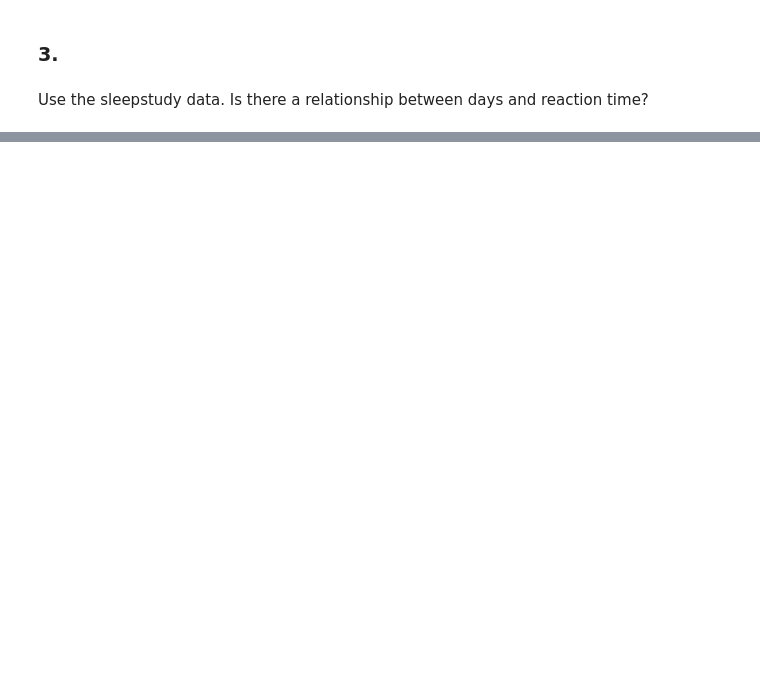
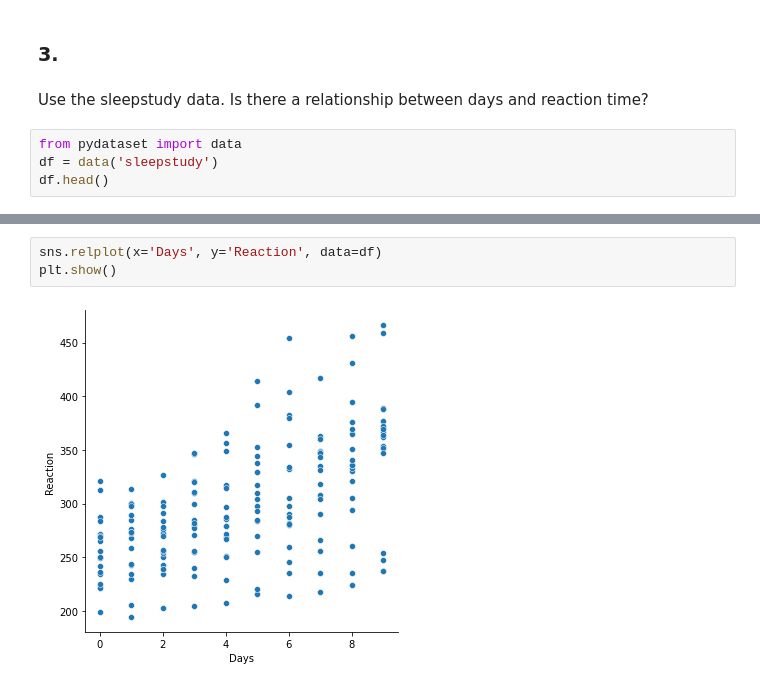
Before and after one commit to adam-talbot/statistics-exercises, a Jupyter notebook: hypothesis_testing.ipynb, the cells around one changed output, grey strips where cells are left out. Cells and saved outputs as stored; diff of their text form; blank space fills up the shorter version.

```diff
--- a/hypothesis_testing.ipynb
+++ b/hypothesis_testing.ipynb
@@ -685,3 +891,7 @@ Use the employees database.
 ### 3.
 # %% [markdown]
 Use the sleepstudy data. Is there a relationship between days and reaction time?
+# %%
+from pydataset import data
+df = data('sleepstudy')
+df.head()
@@ -687,0 +905,5 @@ Use the sleepstudy data. Is there a relationship between days and reaction time?
+# %%
+sns.relplot(x='Days', y='Reaction', data=df)
+plt.show()
+# %% [output]
+[figure, added]
```
Also changed, not shown: parts of 37 cells of this notebook.
